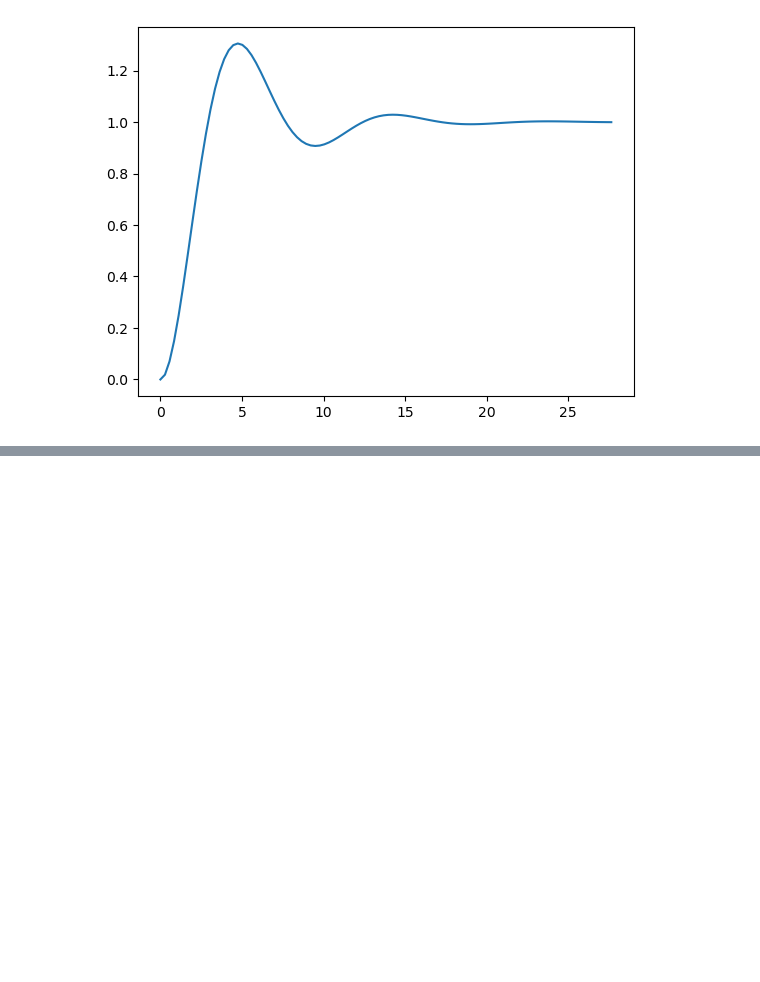
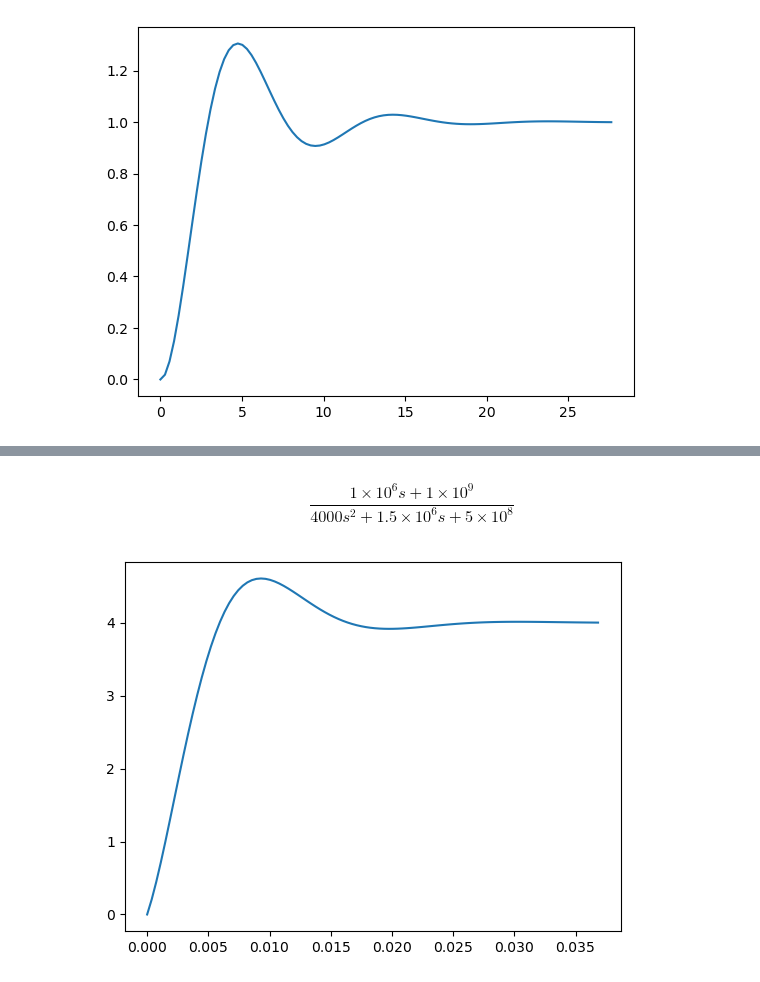
Before and after one commit to jairocuellar/System_identification, a Jupyter notebook: class_01_02.ipynb, the cells around one changed output, grey strips where cells are left out. Cells and saved outputs as stored; diff of their text form; code cells hidden in the pictures; blank space fills up the shorter version.

```diff
--- a/class_01_02.ipynb
+++ b/class_01_02.ipynb
@@ -135,0 +145,8 @@ plt.plot(t,y)
+# %%
+Gs = control.tf([1.0E6, 1000.0E6],[4000, 1.5E6, 500.0E6])
+t,y = control.step_response(2*Gs)
+plt.plot(t,y)
+Gs
+# %% [output]
+$$\frac{1 \times 10^{6} s + 1 \times 10^{9}}{4000 s^2 + 1.5 \times 10^{6} s + 5 \times 10^{8}}$$
+[figure, added]
```
Also changed, not shown: parts of 2 cells of this notebook, 1 other file.
